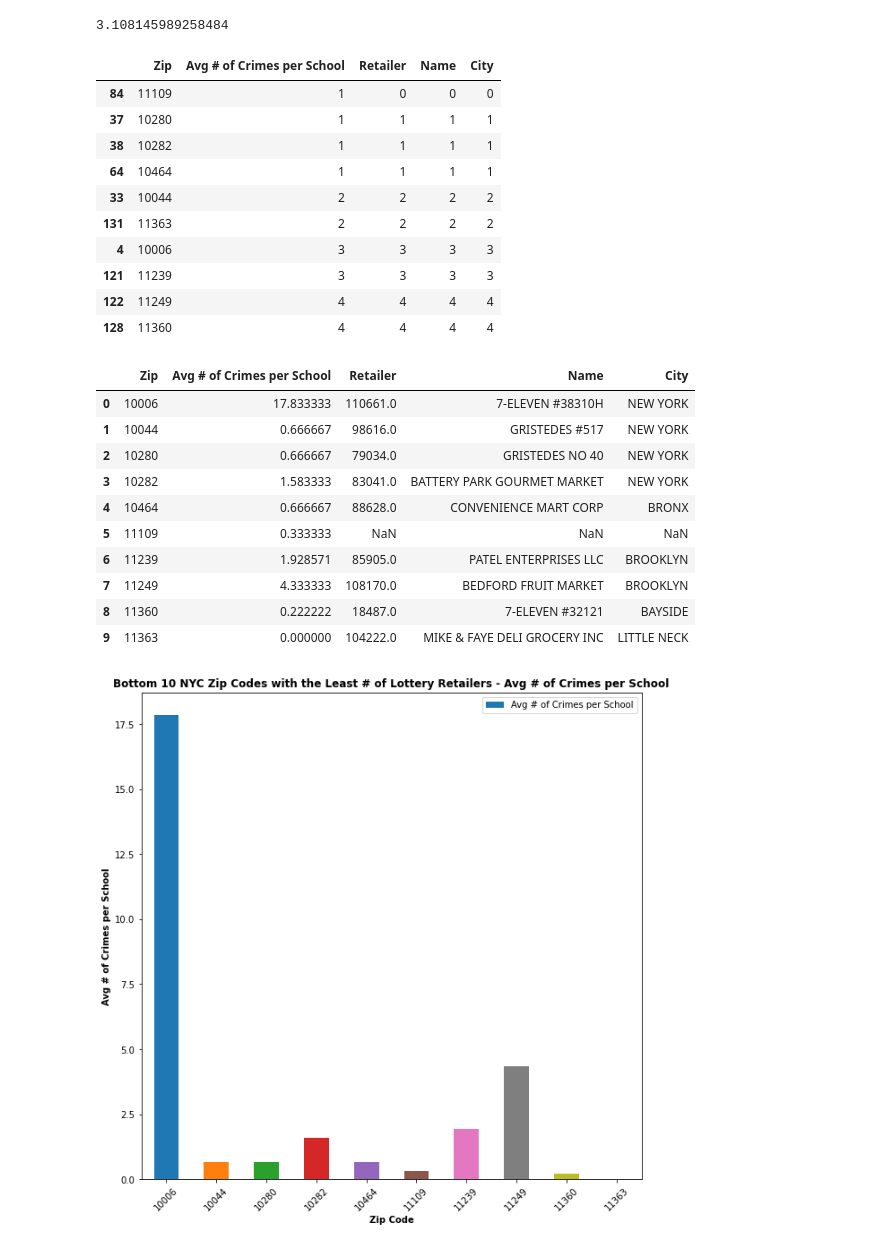
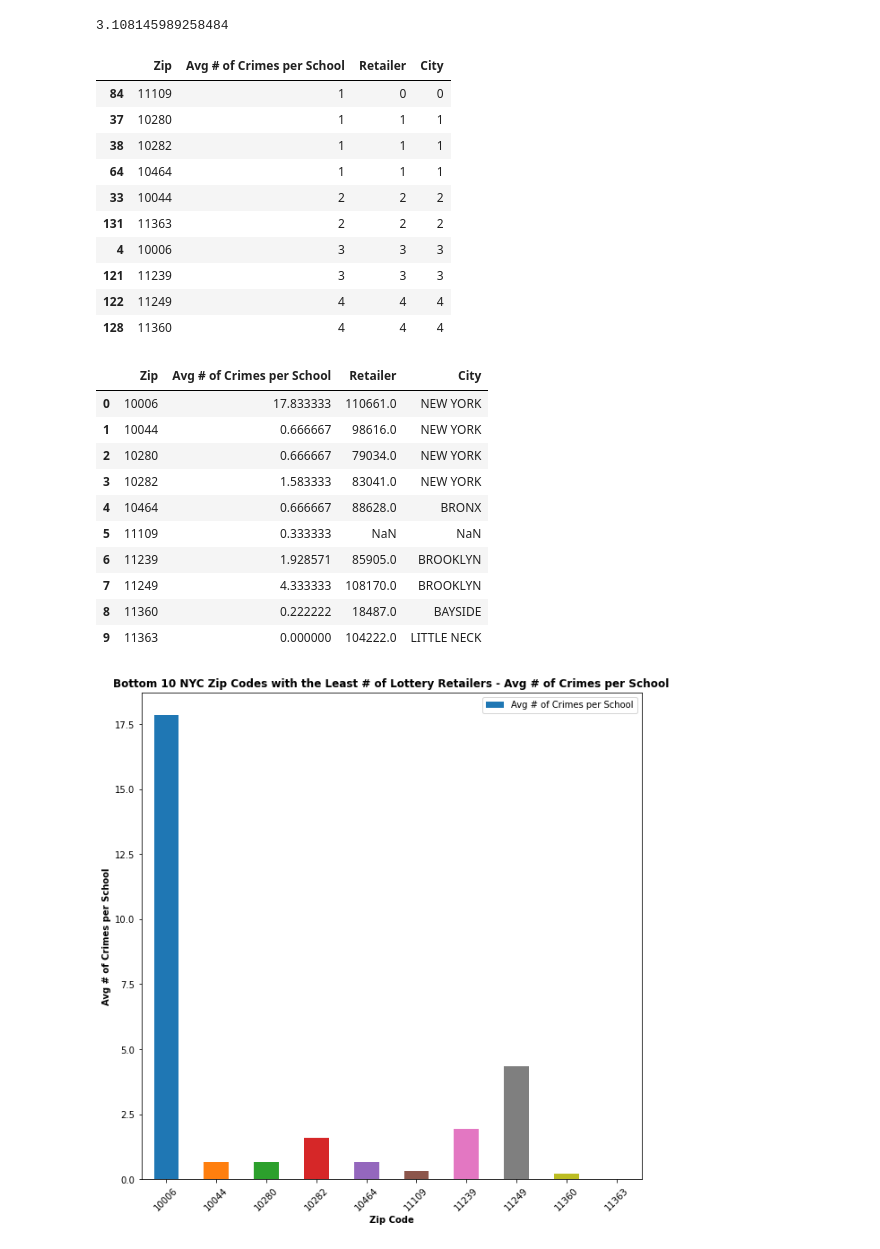
Before and after one commit to kimcrine/project_1, a Jupyter notebook: School_Safety_Analysis2.ipynb, the cells around one changed output. Cells and saved outputs as stored; diff of their text form; code cells hidden in the pictures.

Commit message:
Final edits to school safety analysis

```diff
--- a/School_Safety_Analysis2.ipynb
+++ b/School_Safety_Analysis2.ipynb
@@ -182,7 +182,3 @@ merged_df
 | 5830 | 11694 | 5.535714 | 62999.0 | BEACH CONVENIENCE | 202 BEACH 116TH ST | ROCKAWAY PARK | NY | Y | 40.579834 | ... |
 | 5831 | 11694 | 5.535714 | 79672.0 | DAHALEEL 1 INC | 281 BEACH 116TH ST | ROCKAWAY PARK | NY | NaN | 40.580440 | ... |
 5832 rows × 11 columns
-# %%
-# Drop the Columns not pertinent to analysis:
-merged_df = merged_df.drop(columns=['Street', 'State', 'Quick Draw', 'Latitude', 'Longitude', 'Location 1'])
-merged_df
@@ -395,35 +382,35 @@ top_10_lottery_df['Avg # of Crimes per School'].mean()
 bottom_10_lottery_zips = retailers_per_zip.nsmallest(10, 'Retailer')
 bottom_10_lottery_zips
 # %% [output]
-|  | Zip | Avg # of Crimes per School | Retailer | Name | City |
-| 84 | 11109 | 1 | 0 | 0 | 0 |
-| 37 | 10280 | 1 | 1 | 1 | 1 |
-| 38 | 10282 | 1 | 1 | 1 | 1 |
-| 64 | 10464 | 1 | 1 | 1 | 1 |
-| 33 | 10044 | 2 | 2 | 2 | 2 |
-| 131 | 11363 | 2 | 2 | 2 | 2 |
-| 4 | 10006 | 3 | 3 | 3 | 3 |
-| 121 | 11239 | 3 | 3 | 3 | 3 |
-| 122 | 11249 | 4 | 4 | 4 | 4 |
-| 128 | 11360 | 4 | 4 | 4 | 4 |
+|  | Zip | Avg # of Crimes per School | Retailer | City |
+| 84 | 11109 | 1 | 0 | 0 |
+| 37 | 10280 | 1 | 1 | 1 |
+| 38 | 10282 | 1 | 1 | 1 |
+| 64 | 10464 | 1 | 1 | 1 |
+| 33 | 10044 | 2 | 2 | 2 |
+| 131 | 11363 | 2 | 2 | 2 |
+| 4 | 10006 | 3 | 3 | 3 |
+| 121 | 11239 | 3 | 3 | 3 |
+| 122 | 11249 | 4 | 4 | 4 |
+| 128 | 11360 | 4 | 4 | 4 |
 # %%
 # Make a dataframe with the avg # of crimes per school for the bottom 10 zip codes with the lowest # of lottery retailers:
 bottom_10_lottery_zips_list = [10006, 10044, 10280, 10282, 10464, 11109, 11239, 11249, 11360, 11363]
 bottom_10_lottery_zips = merged_df.loc[merged_df['Zip'].isin([10006, 10044, 10280, 10282, 10464, 11109, 11239, 11249, 11360, 11363])]
-bottom_10_lottery_df = low_lottery_zips.groupby('Zip').first().reset_index()
+bottom_10_lottery_df = bottom_10_lottery_zips.groupby('Zip').first().reset_index()
 bottom_10_lottery_df
 # %% [output]
-|  | Zip | Avg # of Crimes per School | Retailer | Name | City |
-| 0 | 10006 | 17.833333 | 110661.0 | 7-ELEVEN #38310H | NEW YORK |
-| 1 | 10044 | 0.666667 | 98616.0 | GRISTEDES #517 | NEW YORK |
-| 2 | 10280 | 0.666667 | 79034.0 | GRISTEDES NO 40 | NEW YORK |
-| 3 | 10282 | 1.583333 | 83041.0 | BATTERY PARK GOURMET MARKET | NEW YORK |
-| 4 | 10464 | 0.666667 | 88628.0 | CONVENIENCE MART CORP | BRONX |
-| 5 | 11109 | 0.333333 | NaN | NaN | NaN |
-| 6 | 11239 | 1.928571 | 85905.0 | PATEL ENTERPRISES LLC | BROOKLYN |
-| 7 | 11249 | 4.333333 | 108170.0 | BEDFORD FRUIT MARKET | BROOKLYN |
-| 8 | 11360 | 0.222222 | 18487.0 | 7-ELEVEN #32121 | BAYSIDE |
-| 9 | 11363 | 0.000000 | 104222.0 | MIKE & FAYE DELI GROCERY INC | LITTLE NECK |
+|  | Zip | Avg # of Crimes per School | Retailer | City |
+| 0 | 10006 | 17.833333 | 110661.0 | NEW YORK |
+| 1 | 10044 | 0.666667 | 98616.0 | NEW YORK |
+| 2 | 10280 | 0.666667 | 79034.0 | NEW YORK |
+| 3 | 10282 | 1.583333 | 83041.0 | NEW YORK |
+| 4 | 10464 | 0.666667 | 88628.0 | BRONX |
+| 5 | 11109 | 0.333333 | NaN | NaN |
+| 6 | 11239 | 1.928571 | 85905.0 | BROOKLYN |
+| 7 | 11249 | 4.333333 | 108170.0 | BROOKLYN |
+| 8 | 11360 | 0.222222 | 18487.0 | BAYSIDE |
+| 9 | 11363 | 0.000000 | 104222.0 | LITTLE NECK |
 # %%
 # Bar graph displaying the avg # of crimes per school for the bottom 10 zip codes with the lowest # of lottery retailers
 bottom_10_lottery_df.plot(kind="bar", y="Avg # of Crimes per School", color=['C0', 'C1', 'C2', 'C3', 'C4', 'C5', 'C6', 'C7', 'C8', 'C9'], figsize=(10, 10))
```
Also changed, not shown: parts of 10 cells of this notebook, 5 other files.
